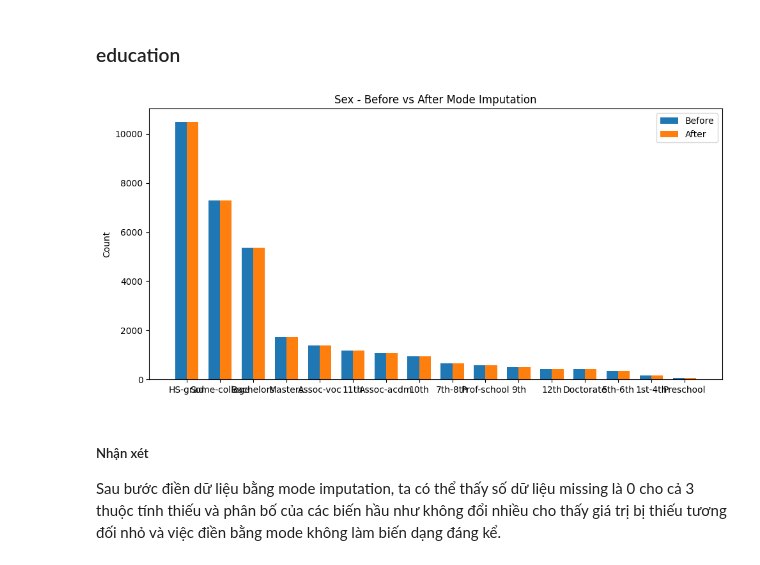
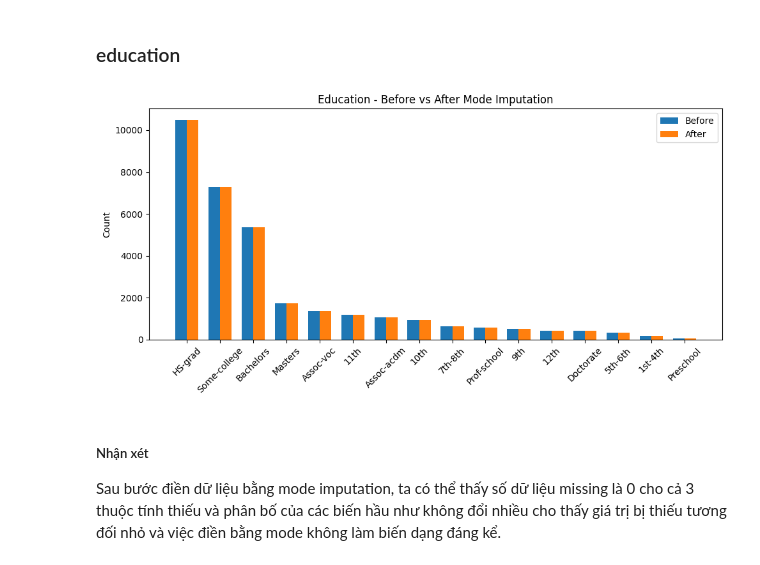
Before and after one commit to thloc1212/DataMiningLab1, a Jupyter notebook: notebooks/02_tabular_preprocessing.ipynb, the cells around one changed output. Saved outputs shown, nothing was run; the diff lists cells and outputs as text; code cells hidden in the pictures.

```diff
--- a/notebooks/02_tabular_preprocessing.ipynb
+++ b/notebooks/02_tabular_preprocessing.ipynb
@@ -267,29 +267,29 @@ plt.show()
 # %%
 education_before = train_data["education"].value_counts()
 education_after = train_data_with_mode["education"].value_counts()
 
 
 categories = education_before.index
 education_before = education_before.reindex(categories)
 education_after = education_after.reindex(categories)
 
 x = np.arange(len(categories))
 width = 0.35
 
 plt.figure(figsize=(10,5))
 
 plt.bar(x - width/2, education_before, width, label="Before")
 plt.bar(x + width/2, education_after, width, label="After")
 
-plt.xticks(x, categories)
-plt.title("Sex - Before vs After Mode Imputation")
+plt.xticks(x, categories, rotation=45)
+plt.title("Education - Before vs After Mode Imputation")
 plt.ylabel("Count")
 plt.legend()
 
 plt.tight_layout()
 plt.show()
 # %% [output]
-[figure, old version]
+[figure, new version]
 # %% [markdown]
 ##### Nhận xét
 Sau bước điền dữ liệu bằng mode imputation, ta có thể thấy số dữ liệu missing là 0 cho cả 3 thuộc tính thiếu và phân bố của các biến hầu như không đổi nhiều cho thấy giá trị bị thiếu tương đối nhỏ và việc điền bằng mode không làm biến dạng đáng kể.
```
Also changed, not shown: parts of 1 cell of this notebook, 1 other file.
